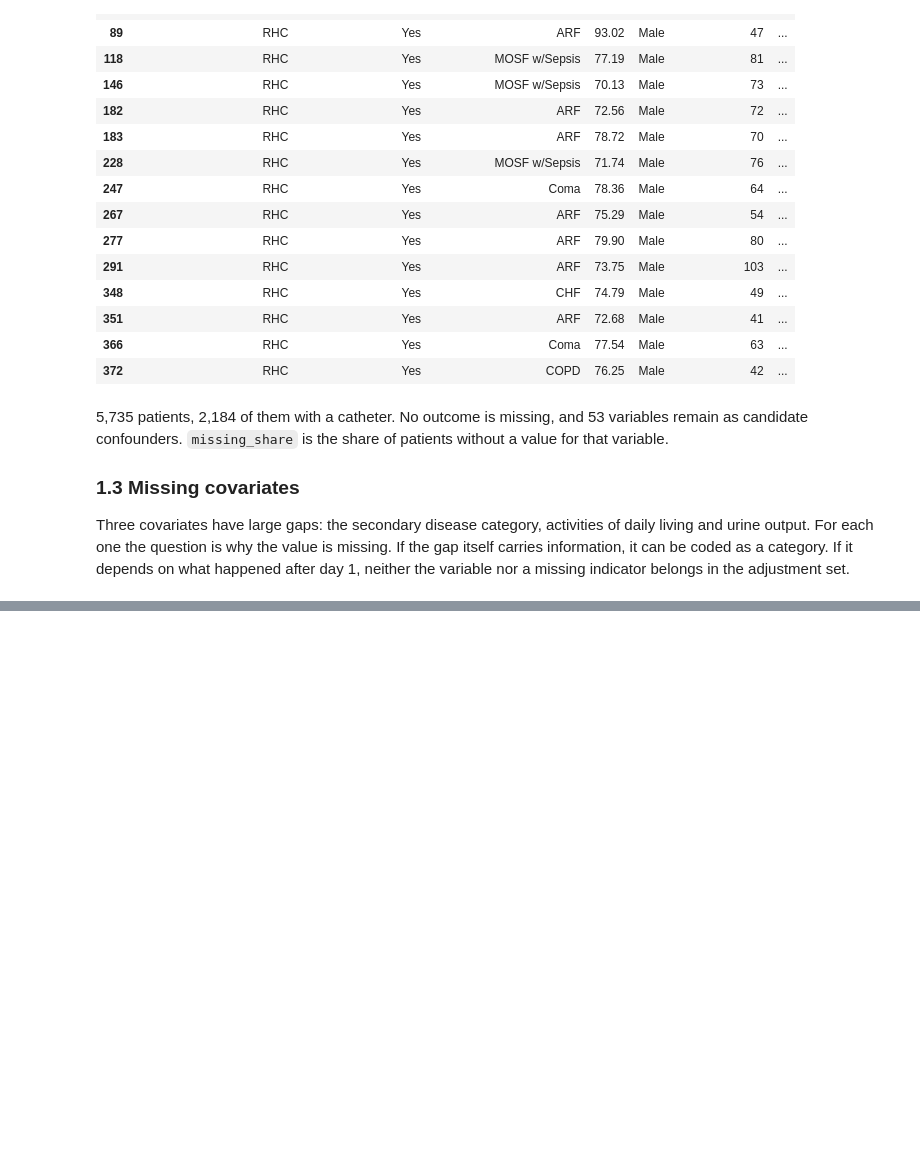
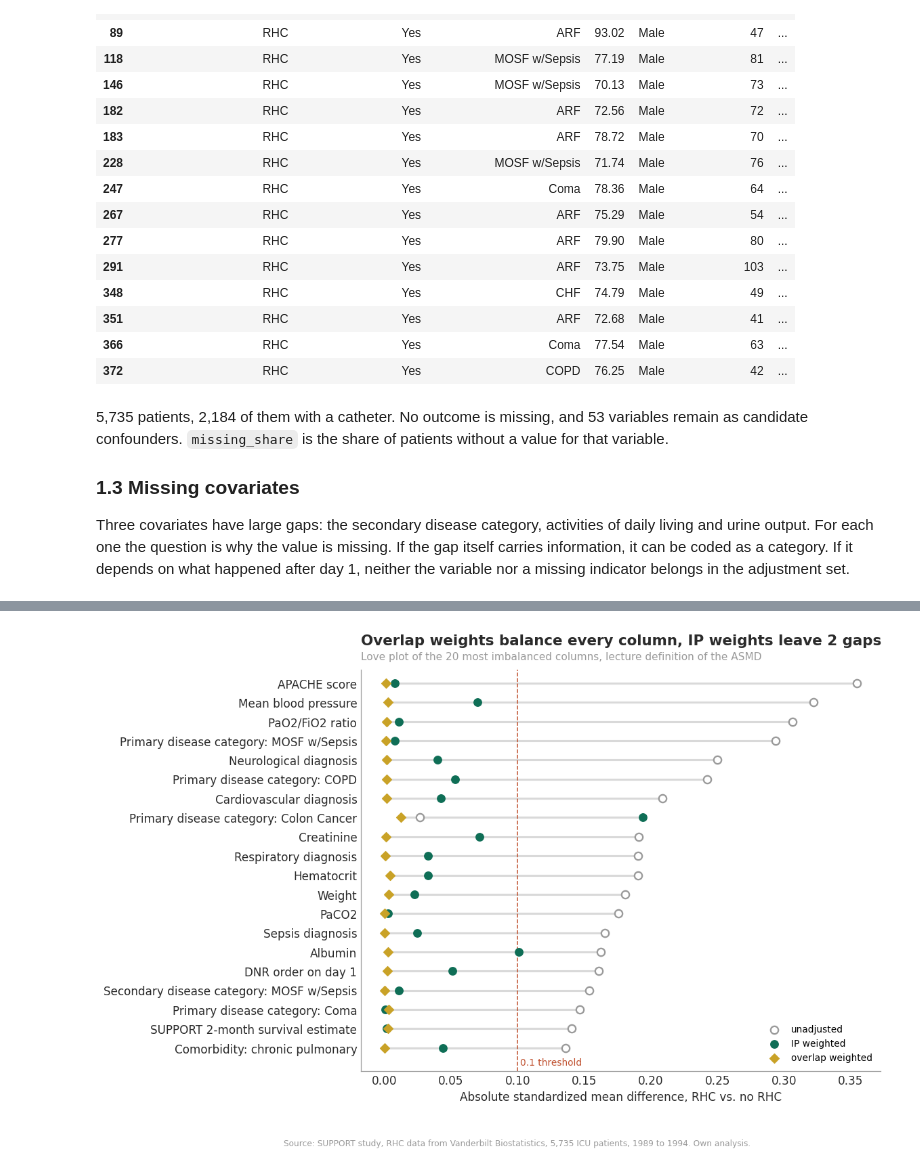
Before and after one commit to JananthanU/causal-inference-heart-catheter-mortality, a Jupyter notebook: notebooks/rhc_causal_ml_pipeline.ipynb, the cells around one changed output, grey strips where cells are left out. Drawn from its saved outputs; the diff is of its cells as text; code cells hidden in the pictures; blank space fills up the shorter version.

```diff
--- a/notebooks/rhc_causal_ml_pipeline.ipynb
+++ b/notebooks/rhc_causal_ml_pipeline.ipynb
@@ -321,0 +886,75 @@ Covariates: 51, missing values left: 0
+# %%
+# [CONCEPT] Stabilized inverse probability weights: SW_i = P(W = w_i) / P(W = w_i | X_i)
+# [WHY]     Weighting creates a pseudo-population in which X no longer predicts W. If the weights work,
+#           the covariates are balanced between the groups, and the love plot checks exactly this.
+#           Example: a catheter patient with e = 0.2 is rare among catheter patients and counts as 0.38 / 0.2 = 1.9
+p_rhc = W.mean()
+sw = np.where(W == 1, p_rhc / e_lr, (1 - p_rhc) / (1 - e_lr))
+
+# [CONCEPT] Overlap weights, the weights behind the ATO from Step 3: 1 - e for catheter patients, e for the others
+# [WHY]     No weight can exceed 1, so they never explode. Patients near e = 0 or 1 simply count less
+ow = np.where(W == 1, 1 - e_lr, e_lr)
+
+
+def ess(weights):
+    # Kish's effective sample size: how many unweighted patients a weighted group is worth.
+    # Example: 100 patients with weight 1 give 100, one of them with weight 50 instead drops it to about 9
+    return weights.sum() ** 2 / (weights ** 2).sum()
+
+
+print(f"Stabilized weights: mean {sw.mean():.2f}, should be close to 1, range {sw.min():.2f} to {sw.max():.1f}")
+print(f"Effective sample size with IP weights:      {ess(sw[W == 1]):,.0f} of {(W == 1).sum():,} with a catheter, "
+      f"{ess(sw[W == 0]):,.0f} of {(W == 0).sum():,} without")
+print(f"Effective sample size with overlap weights: {ess(ow[W == 1]):,.0f} with a catheter, "
+      f"{ess(ow[W == 0]):,.0f} without\n")
+
+
+def asmd(z, w, weights):
+    # Absolute standardized mean difference, lecture definition: |mean1 - mean0| / sqrt(s1^2 + s0^2).
+    # Many packages divide by sqrt((s1^2 + s0^2) / 2) instead, which gives values larger by sqrt(2)
+    stats_ = []
+    for g in (1, 0):
+        m = w == g
+        mu = np.average(z[m], weights=weights[m])
+        stats_.append((mu, np.average((z[m] - mu) ** 2, weights=weights[m])))
+    (mu1, v1), (mu0, v0) = stats_
+    return abs(mu1 - mu0) / np.sqrt(v1 + v0)
+
+
+def col_label(col):
+    # "cat1_CHF" becomes "Primary disease category: CHF", plain columns keep their label
+    base, _, level = col.partition("_")
+    return f"{LABELS[base]}: {level}" if level else LABELS[base]
+
+
+# One row per encoded column, the same 70 columns the models see
+balance = pd.DataFrame({
+    "unadjusted": [asmd(X_df[c].to_numpy(dtype=float), W, np.ones(n)) for c in X_df.columns],
+    "IP weighted": [asmd(X_df[c].to_numpy(dtype=float), W, sw) for c in X_df.columns],
+    "overlap weighted": [asmd(X_df[c].to_numpy(dtype=float), W, ow) for c in X_df.columns],
+}, index=[col_label(c) for c in X_df.columns])
+print(balance.sort_values("unadjusted", ascending=False).round(3).head(8).to_string())
+print("\nColumns above 0.1:", (balance > 0.1).sum().to_dict())
+print("Above 0.1 after IP weighting:", ", ".join(balance.index[balance["IP weighted"] > 0.1]))
+RESULTS.update({"asmd_max_unadjusted": balance["unadjusted"].max(), "asmd_max_ipw": balance["IP weighted"].max(),
+                "asmd_max_overlap": balance["overlap weighted"].max()})
+
+# Love plot of the 20 columns with the largest imbalance before or after IP weighting
+shown = balance.loc[balance[["unadjusted", "IP weighted"]].max(axis=1).sort_values().index[-20:]]
+fig, ax = plt.subplots(figsize=(9, 7))
+yy = np.arange(len(shown))
+ax.hlines(yy, shown.min(axis=1), shown.max(axis=1), color=LIGHT, lw=2, zorder=1)
+ax.scatter(shown["unadjusted"], yy, facecolors="white", edgecolors=GREY, s=55, lw=1.5, zorder=2, label="unadjusted")
+ax.scatter(shown["IP weighted"], yy, color=ACCENT, s=55, zorder=3, label="IP weighted")
+ax.scatter(shown["overlap weighted"], yy, color=GOLD, marker="D", s=40, zorder=4, label="overlap weighted")
+ax.axvline(0.1, color=ACCENT_2, ls="--", lw=1)
+ax.text(0.102, -0.9, "0.1 threshold", color=ACCENT_2, fontsize=9)
+ax.legend(loc="lower right", frameon=False, fontsize=9)
+ax.set_yticks(yy, labels=shown.index)
+ax.set_ylim(-1.2, len(shown) - 0.3)
+ax.set_xlabel("Absolute standardized mean difference, RHC vs. no RHC")
+n_gaps = int((balance["IP weighted"] > 0.1).sum())
+titles(ax, f"Overlap weights balance every column, IP weights leave {n_gaps} gaps",
+       "Love plot of the 20 most imbalanced columns, lecture definition of the ASMD")
+save(fig, "fig04b_love_plot")
+# %% [output]
@@ -321,0 +977 @@ Covariates: 51, missing values left: 0
+[figure, added]
```
Also changed, not shown: parts of 78 cells of this notebook, 26 other files.
